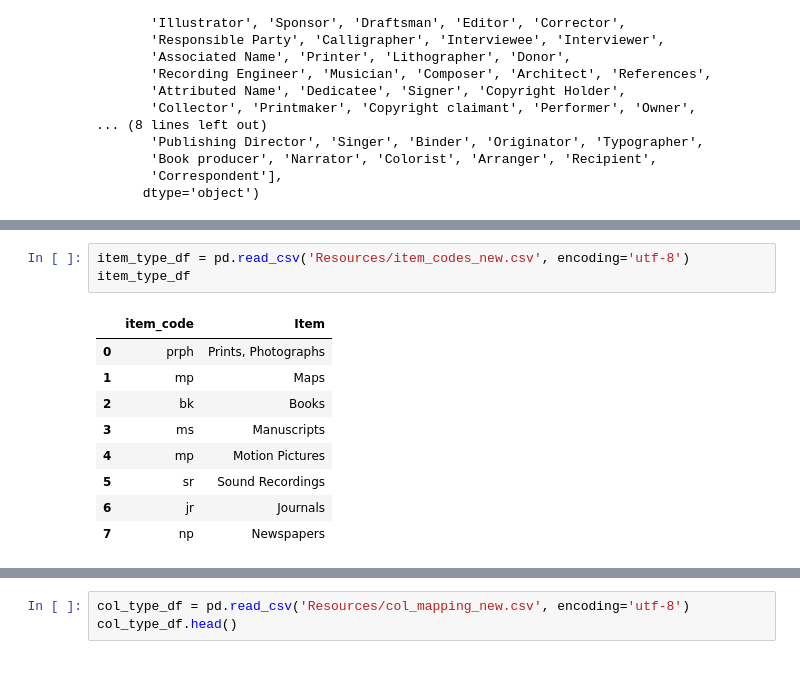
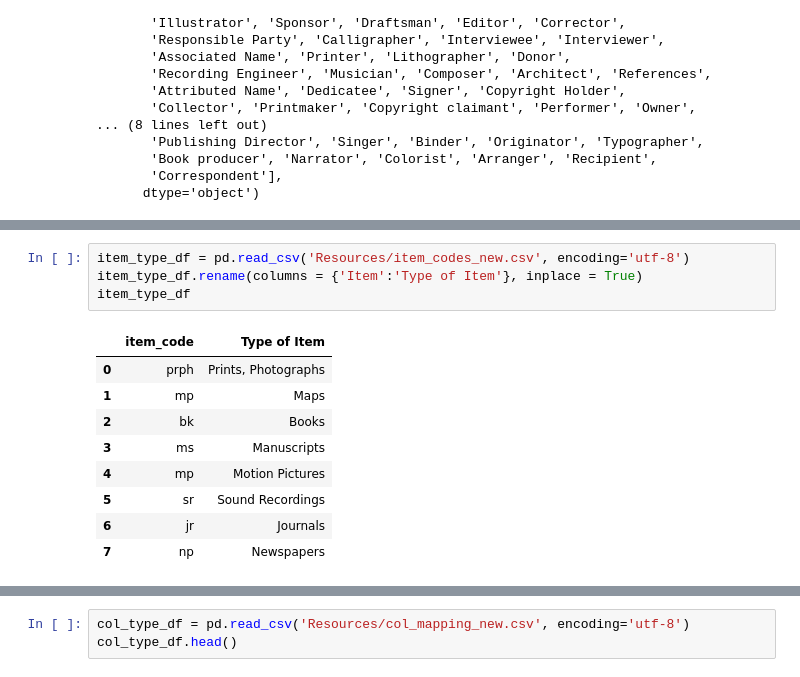
Before and after one commit to caitepley/Project-3, a Jupyter notebook: items_processing.ipynb, the cells around one changed output, grey strips where cells are left out. Drawn from its saved outputs; the diff is of its cells as text.

```diff
--- a/items_processing.ipynb
+++ b/items_processing.ipynb
@@ -82,8 +81,9 @@ loc_df.head()
 # %%
 item_type_df = pd.read_csv('Resources/item_codes_new.csv', encoding='utf-8')
+item_type_df.rename(columns = {'Item':'Type of Item'}, inplace = True)
 item_type_df
 # %% [output]
-|  | item_code | Item |
+|  | item_code | Type of Item |
 | 0 | prph | Prints, Photographs |
 | 1 | mp | Maps |
 | 2 | bk | Books |
```
Also changed, not shown: parts of 11 cells of this notebook, 3 other files.
